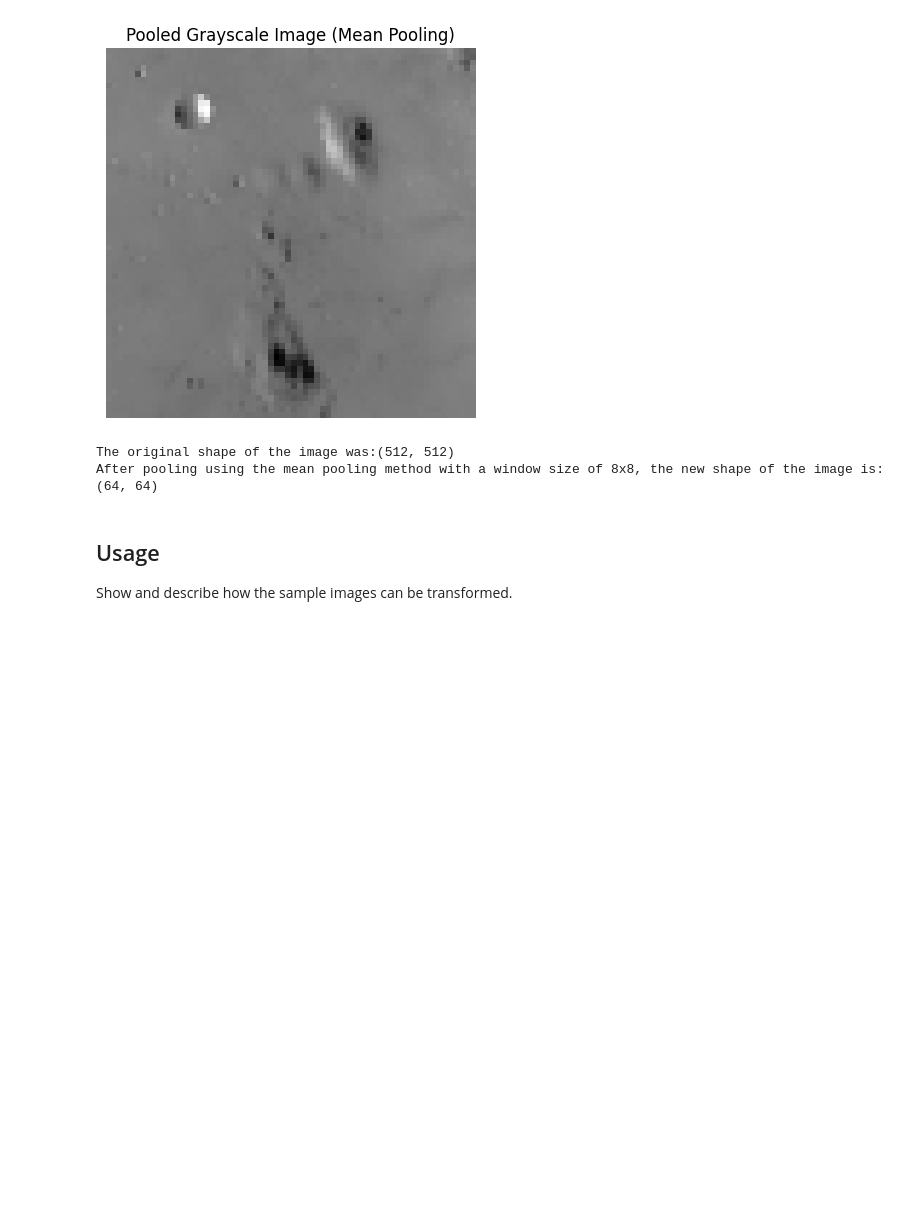
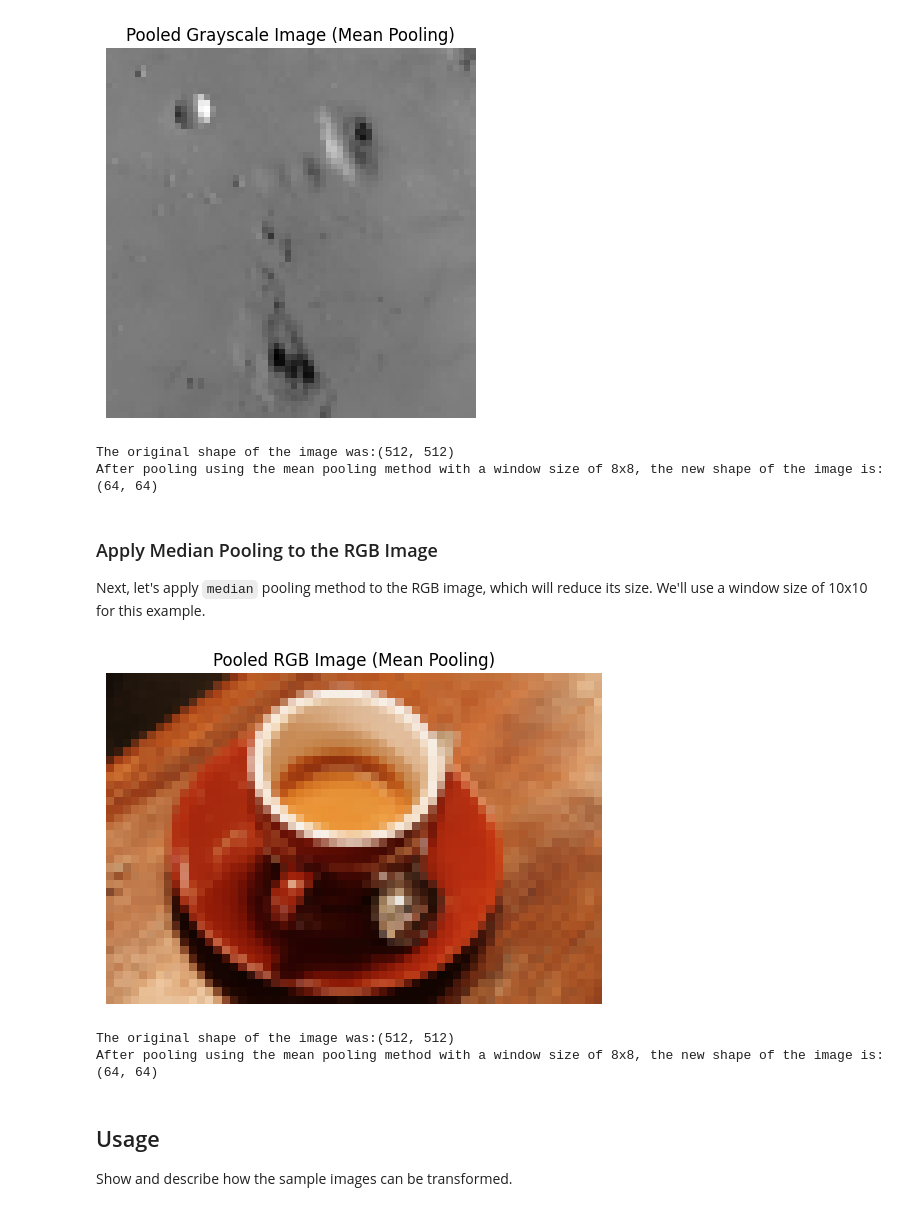
Before and after one commit to UBC-MDS/SharpEdge, a Jupyter notebook: docs/image_pooling.ipynb, the cells around one changed output. Saved outputs shown, nothing was run; the diff lists cells and outputs as text; code cells hidden in the pictures; blank space fills up the shorter version.

```diff
--- a/docs/image_pooling.ipynb
+++ b/docs/image_pooling.ipynb
@@ -96,6 +96,23 @@ print(f'The original shape of the image was:{np.shape(grayscale_img)} \nAfter po
 [figure]
 The original shape of the image was:(512, 512)
 After pooling using the mean pooling method with a window size of 8x8, the new shape of the image is: (64, 64)
+# %% [markdown]
+### Apply Median Pooling to the RGB Image
+Next, let's apply `median` pooling method to the RGB image, which will reduce its size. We'll use a window size of 10x10 for this example.
+# %%
+# Apply pooling to the RGB image
+pooled_rgb_img = pooling_image(rgb_img, window_size=10, pooling_method=np.mean)
+
+plt.imshow(pooled_rgb_img)
+plt.title('Pooled RGB Image (Mean Pooling)')
+plt.axis('off')
+plt.show()
+
+print(f'The original shape of the image was:{np.shape(grayscale_img)} \nAfter pooling using the mean pooling method with a window size of 8x8, the new shape of the image is: {np.shape(pooled_grayscale_img)}')
+# %% [output]
+[figure, added]
+The original shape of the image was:(512, 512)
+After pooling using the mean pooling method with a window size of 8x8, the new shape of the image is: (64, 64)
 # %% [markdown]
 ## Usage
 
```
Also changed, not shown: parts of 1 cell of this notebook, 1 other file.
